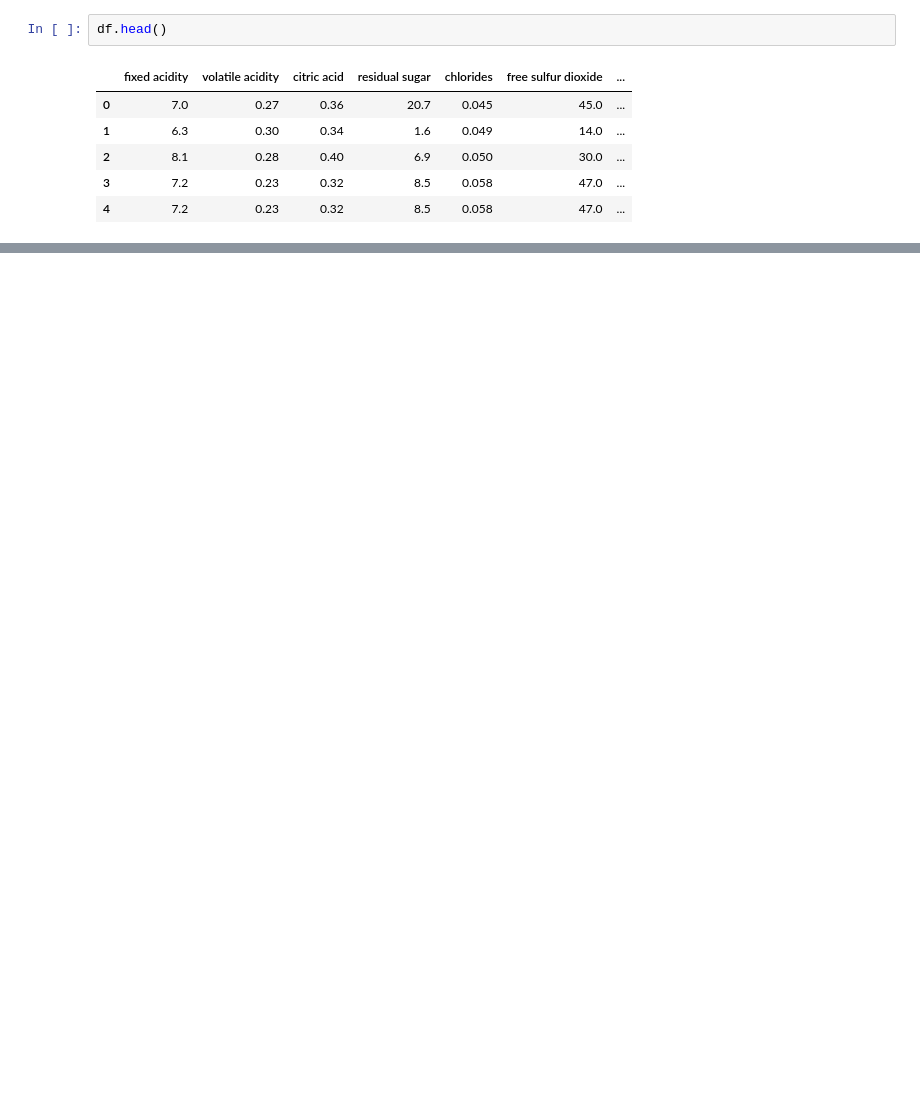
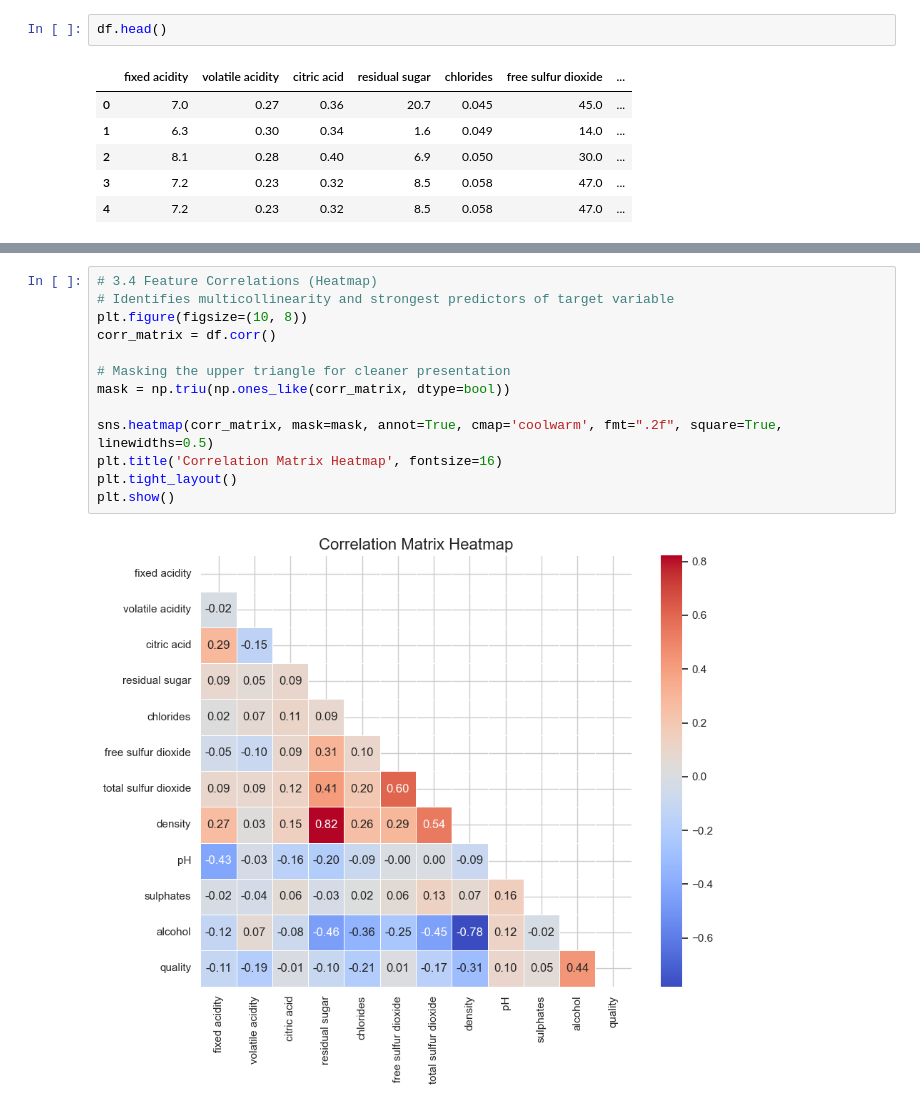
Before and after one commit to ghansham01/learning-machines, a Jupyter notebook: wineQuality/wineQuality.ipynb, the cells around one changed output, grey strips where cells are left out. Drawn from its saved outputs; the diff is of its cells as text; blank space fills up the shorter version.

```diff
--- a/wineQuality/wineQuality.ipynb
+++ b/wineQuality/wineQuality.ipynb
@@ -81,0 +170,15 @@ df.head()
+# %%
+# 3.4 Feature Correlations (Heatmap)
+# Identifies multicollinearity and strongest predictors of target variable
+plt.figure(figsize=(10, 8))
+corr_matrix = df.corr()
+
+# Masking the upper triangle for cleaner presentation
+mask = np.triu(np.ones_like(corr_matrix, dtype=bool))
+
+sns.heatmap(corr_matrix, mask=mask, annot=True, cmap='coolwarm', fmt=".2f", square=True, linewidths=0.5)
+plt.title('Correlation Matrix Heatmap', fontsize=16)
+plt.tight_layout()
+plt.show()
+# %% [output]
+[figure, added]
```
Also changed, not shown: parts of 27 cells of this notebook.
